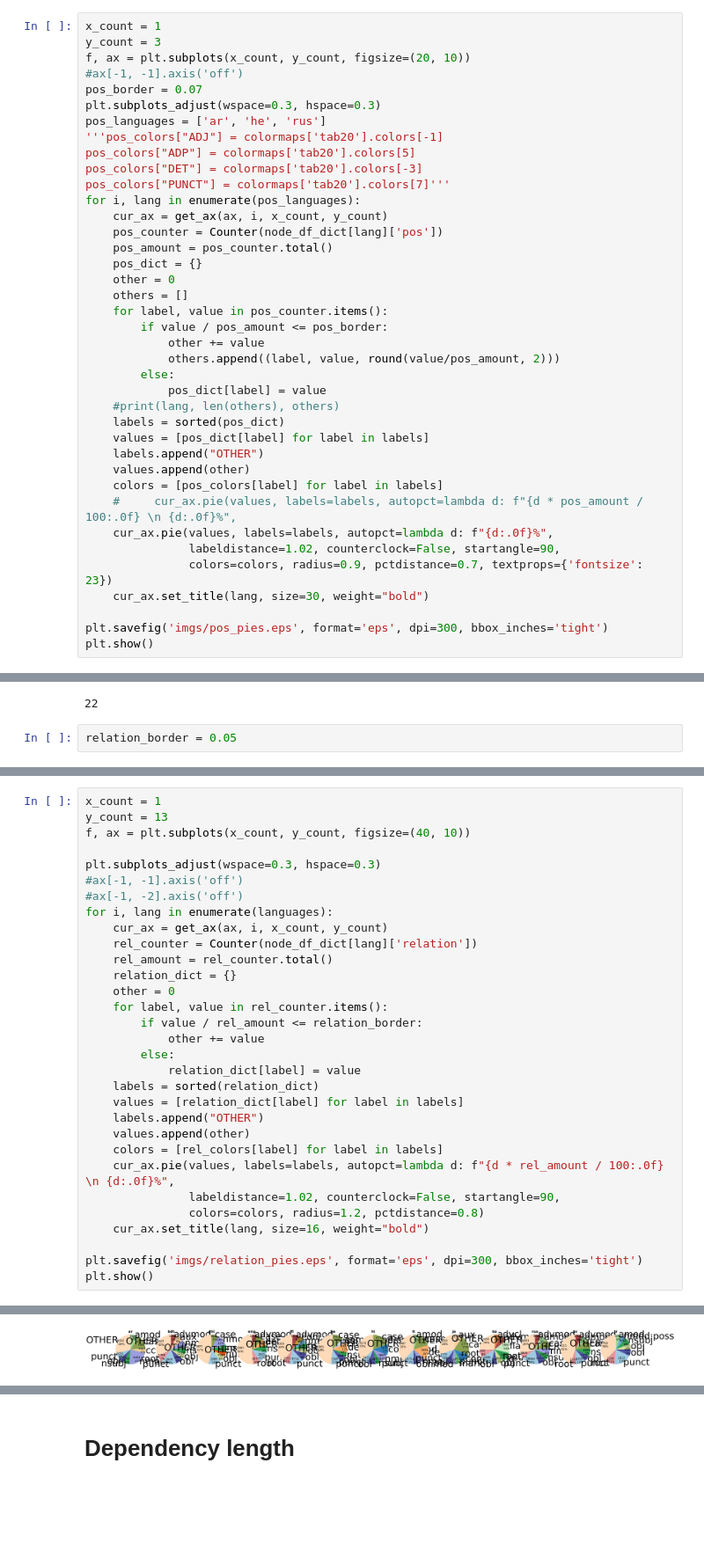
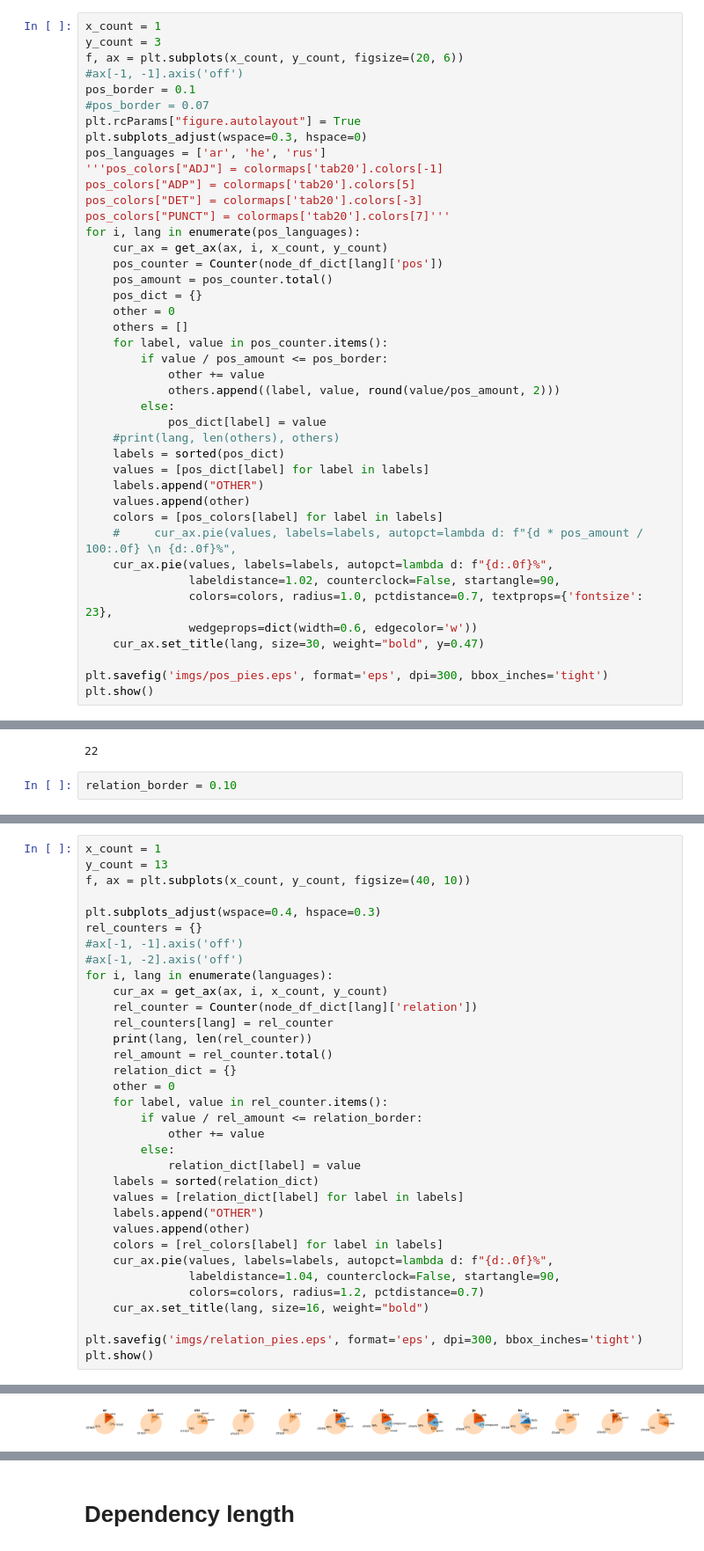
Before and after one commit to Derinhelm/treebank_statistics, a Jupyter notebook: treebank_stat.ipynb, the cells around one changed output, grey strips where cells are left out. Shown at 88% size. Saved outputs shown, nothing was run; the diff lists cells and outputs as text; blank space fills up the shorter version.

```diff
--- a/treebank_stat.ipynb
+++ b/treebank_stat.ipynb
@@ -520,10 +520,12 @@ tr  0.86 ['NOUN', 'PUNCT', 'PRON', 'AUX', 'ADJ', 'VERB', 'PROPN', 'CCONJ', 'ADV'
 # %%
 x_count = 1
 y_count = 3
-f, ax = plt.subplots(x_count, y_count, figsize=(20, 10))
+f, ax = plt.subplots(x_count, y_count, figsize=(20, 6))
 #ax[-1, -1].axis('off')
-pos_border = 0.07
-plt.subplots_adjust(wspace=0.3, hspace=0.3)
+pos_border = 0.1
+#pos_border = 0.07
+plt.rcParams["figure.autolayout"] = True
+plt.subplots_adjust(wspace=0.3, hspace=0)
 pos_languages = ['ar', 'he', 'rus']
 '''pos_colors["ADJ"] = colormaps['tab20'].colors[-1]
 pos_colors["ADP"] = colormaps['tab20'].colors[5]
@@ -551,8 +553,9 @@ for i, lang in enumerate(pos_languages):
     #     cur_ax.pie(values, labels=labels, autopct=lambda d: f"{d * pos_amount / 100:.0f} \n {d:.0f}%",
     cur_ax.pie(values, labels=labels, autopct=lambda d: f"{d:.0f}%",
                labeldistance=1.02, counterclock=False, startangle=90,
-               colors=colors, radius=0.9, pctdistance=0.7, textprops={'fontsize': 23})
-    cur_ax.set_title(lang, size=30, weight="bold")
+               colors=colors, radius=1.0, pctdistance=0.7, textprops={'fontsize': 23},
+               wedgeprops=dict(width=0.6, edgecolor='w'))
+    cur_ax.set_title(lang, size=30, weight="bold", y=0.47)
 
 plt.savefig('imgs/pos_pies.eps', format='eps', dpi=300, bbox_inches='tight')
 plt.show()
@@ -607,7 +610,7 @@ len(all_colors)
 # %% [output]
 22
 # %%
-relation_border = 0.05
+relation_border = 0.10
 # %%
 all_rels = set()
 for lang in languages:
@@ -627,12 +630,15 @@ x_count = 1
 y_count = 13
 f, ax = plt.subplots(x_count, y_count, figsize=(40, 10))
 
-plt.subplots_adjust(wspace=0.3, hspace=0.3)
+plt.subplots_adjust(wspace=0.4, hspace=0.3)
+rel_counters = {}
 #ax[-1, -1].axis('off')
 #ax[-1, -2].axis('off')
 for i, lang in enumerate(languages):
     cur_ax = get_ax(ax, i, x_count, y_count)
     rel_counter = Counter(node_df_dict[lang]['relation'])
+    rel_counters[lang] = rel_counter
+    print(lang, len(rel_counter))
     rel_amount = rel_counter.total()
     relation_dict = {}
     other = 0
@@ -646,9 +652,9 @@ for i, lang in enumerate(languages):
     labels.append("OTHER")
     values.append(other)
     colors = [rel_colors[label] for label in labels]
-    cur_ax.pie(values, labels=labels, autopct=lambda d: f"{d * rel_amount / 100:.0f} \n {d:.0f}%",
-               labeldistance=1.02, counterclock=False, startangle=90,
-               colors=colors, radius=1.2, pctdistance=0.8)
+    cur_ax.pie(values, labels=labels, autopct=lambda d: f"{d:.0f}%",
+               labeldistance=1.04, counterclock=False, startangle=90,
+               colors=colors, radius=1.2, pctdistance=0.7)
     cur_ax.set_title(lang, size=16, weight="bold")
 
 plt.savefig('imgs/relation_pies.eps', format='eps', dpi=300, bbox_inches='tight')
@@ -657 +676 @@ plt.show()
-[figure, old version]
+[figure, new version]
```
Also changed, not shown: parts of 19 cells of this notebook.
